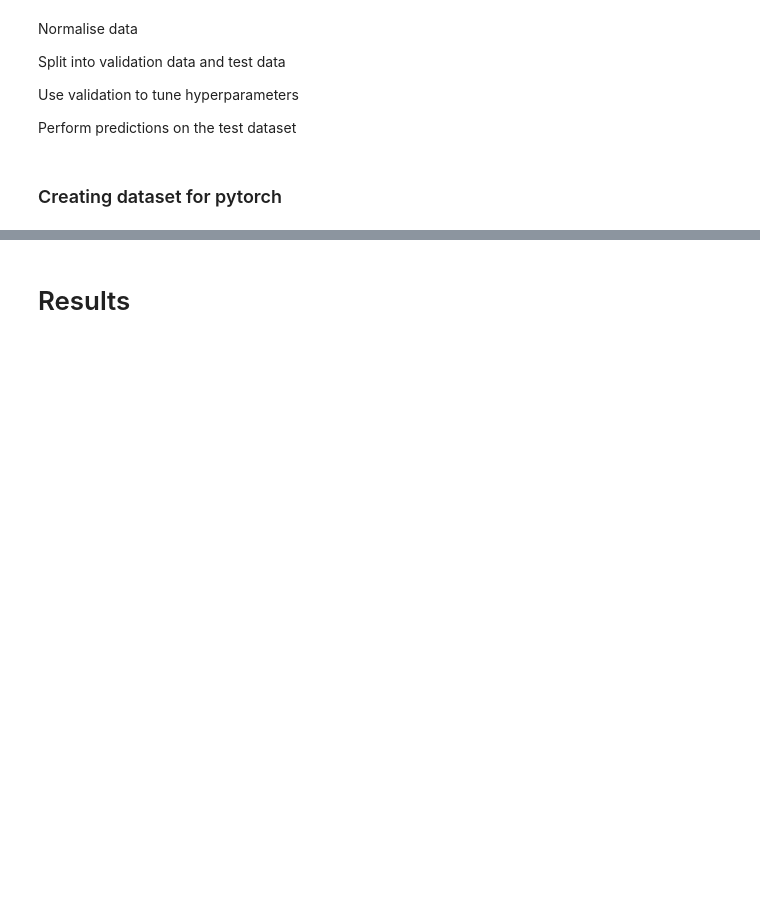
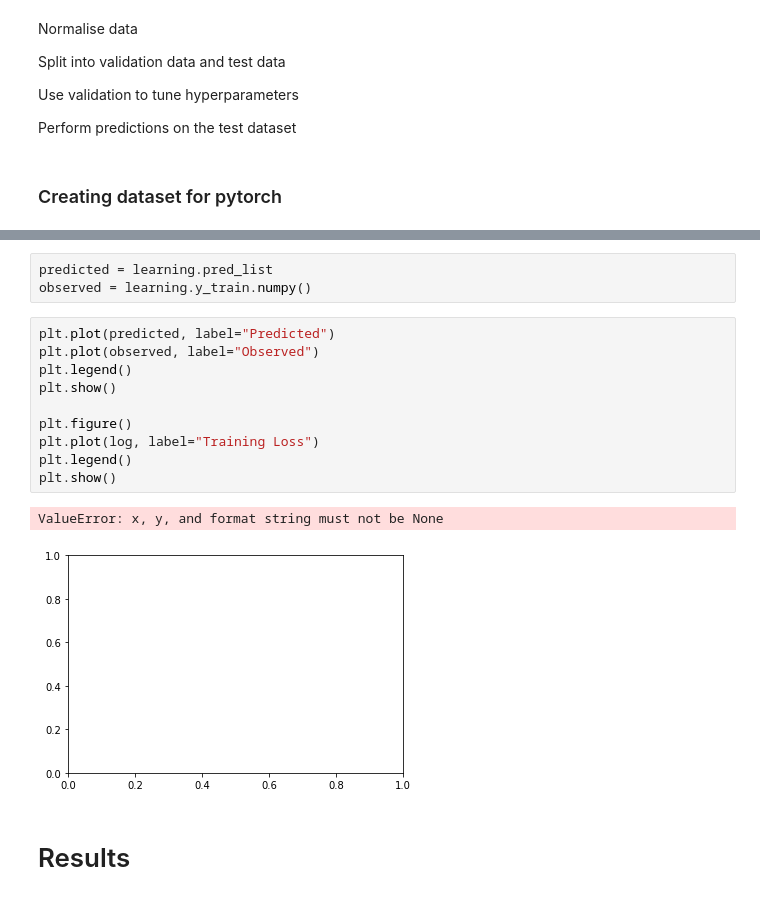
Before and after one commit to msc-acse/acse-9-independent-research-project-OliverJBoom, a Jupyter notebook: LSTM.ipynb, the cells around one changed output, grey strips where cells are left out. Drawn from its saved outputs; the diff is of its cells as text; blank space fills up the shorter version.

```diff
--- a/LSTM.ipynb
+++ b/LSTM.ipynb
@@ -324,3 +694,19 @@ data = np.sin(x / 1.0 / T).astype('float64')
+# %%
+predicted = learning.pred_list
+observed = learning.y_train.numpy()
+# %%
+plt.plot(predicted, label="Predicted")
+plt.plot(observed, label="Observed")
+plt.legend()
+plt.show()
+
+plt.figure()
+plt.plot(log, label="Training Loss")
+plt.legend()
+plt.show()
+# %% [output]
+ValueError: x, y, and format string must not be None
+[figure, added]
 # %% [markdown]
 # Results
 # %%
```
Also changed, not shown: parts of 32 cells of this notebook, 7 other files.
